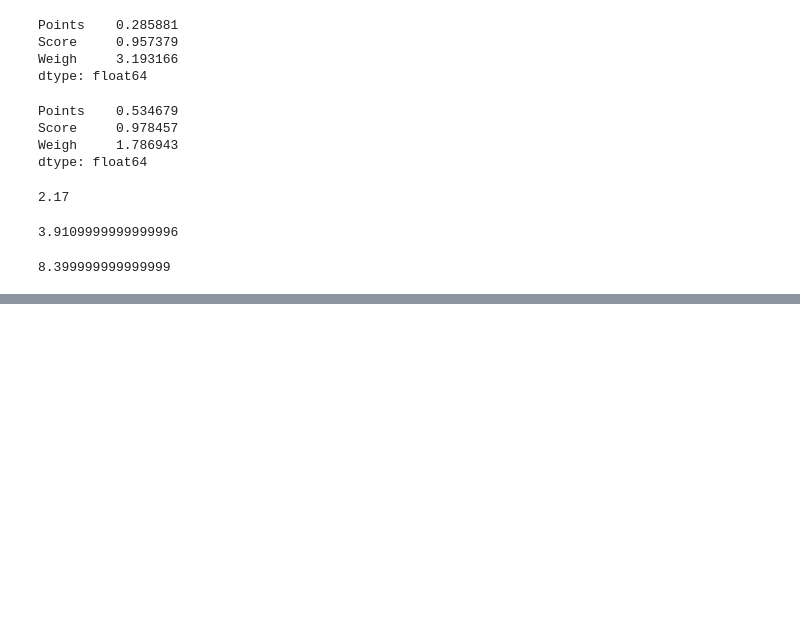
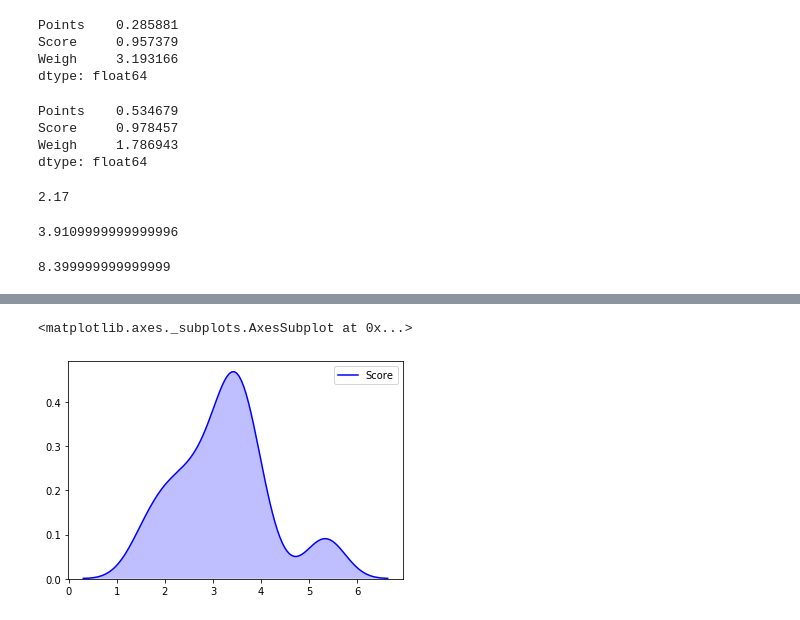
Before and after one commit to shashiwakharkar/Assignments, a Jupyter notebook: Basic Statistics_Level 1/Basic_Statistics_Level_1.ipynb, the cells around one changed output, grey strips where cells are left out. Saved outputs shown, nothing was run; the diff lists cells and outputs as text; code cells hidden in the pictures; blank space fills up the shorter version.

```diff
--- a/Basic Statistics_Level 1/Basic_Statistics_Level_1.ipynb
+++ b/Basic Statistics_Level 1/Basic_Statistics_Level_1.ipynb
@@ -119,0 +135,6 @@ np.ptp(q7['Weigh'])
+# %%
+import seaborn as sns
+sns.kdeplot(q7['Score'], color='b', shade=True)
+# %% [output]
+<matplotlib.axes._subplots.AxesSubplot at 0x...>
+[figure, added]
```
Also changed, not shown: parts of 63 cells of this notebook, 1 other file.
